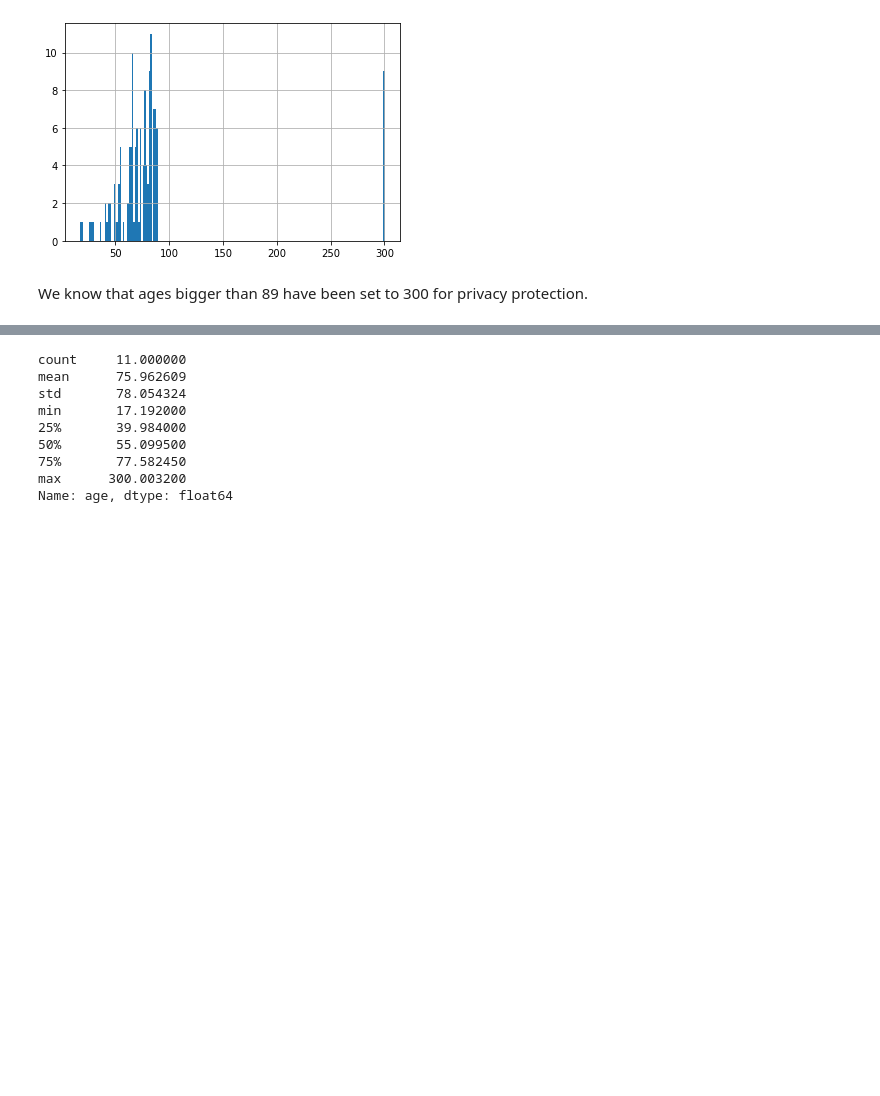
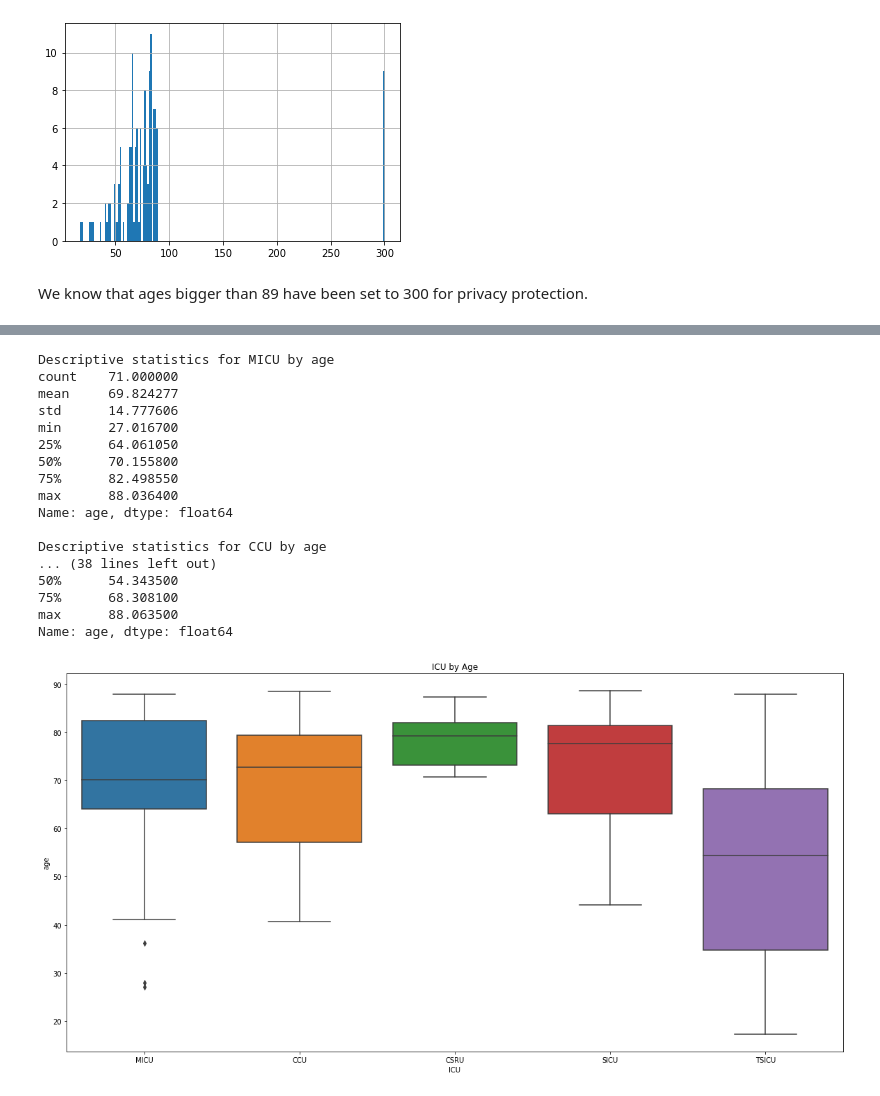
Before and after one commit to pranath/blog, a Jupyter notebook: _notebooks/2022-03-14-using-mimic3-ehr-database.ipynb, the cells around one changed output, grey strips where cells are left out. Drawn from its saved outputs; the diff is of its cells as text; code cells hidden in the pictures; blank space fills up the shorter version.

```diff
--- a/_notebooks/2022-03-14-using-mimic3-ehr-database.ipynb
+++ b/_notebooks/2022-03-14-using-mimic3-ehr-database.ipynb
@@ -349,5 +320,0 @@ Name: age, dtype: float64
-# %%
-
-# 5 number summary - CSRU
-icu_df = query_output[query_output['first_careunit'] == 'CSRU']
-icu_df['age'].describe()
@@ -364,5 +320,0 @@ Name: age, dtype: float64
-# %%
-
-# 5 number summary - MICU
-icu_df = query_output[query_output['first_careunit'] == 'MICU']
-icu_df['age'].describe()
@@ -379,5 +320,0 @@ Name: age, dtype: float64
-# %%
-
-# 5 number summary - SICU
-icu_df = query_output[query_output['first_careunit'] == 'SICU']
-icu_df['age'].describe()
@@ -394,15 +321,42 @@ Name: age, dtype: float64
-# %%
-
-# 5 number summary - TSICU
-icu_df = query_output[query_output['first_careunit'] == 'TSICU']
-icu_df['age'].describe()
-# %% [output]
-count     11.000000
-mean      75.962609
-std       78.054324
-min       17.192000
-25%       39.984000
-50%       55.099500
-75%       77.582450
-max      300.003200
-Name: age, dtype: float64
+# %%
+
+# Define function for descriptive stats 5 number summary for a field per icu
+def icu_descriptive_stats(field, df, boxplot_title):
+
+    # Get list of ICUs
+    icu_list = df['first_careunit'].unique()
+    # Plot descriptive stats for each ICU
+    for icu in icu_list:
+        print(' ')
+        print('Descriptive statistics for ' + str(icu) + ' by ' + field)
+        icu_df = df[df['first_careunit'] == icu]
+        print(icu_df[field].describe())
+
+    # Plot box plot of ICU by field
+    plt.figure(figsize=(20,10))
+    sns.boxplot(data=df, x='first_careunit', y=field)
+    plt.xlabel('ICU')
+    plt.title(boxplot_title)
+
+# 5 number summary all ICUs for age (remove all ages of 300)
+df = query_output[query_output['age'] < 300]
+icu_descriptive_stats('age', df, 'ICU by Age')
+# %% [output]
+Descriptive statistics for MICU by age
+count    71.000000
+mean     69.824277
+std      14.777606
+min      27.016700
+25%      64.061050
+50%      70.155800
+75%      82.498550
+max      88.036400
+Name: age, dtype: float64
+
+Descriptive statistics for CCU by age
+... (38 lines left out)
+50%      54.343500
+75%      68.308100
+max      88.063500
+Name: age, dtype: float64
+[figure, added]
```
Also changed, not shown: parts of 6 cells of this notebook, 1 other file.
